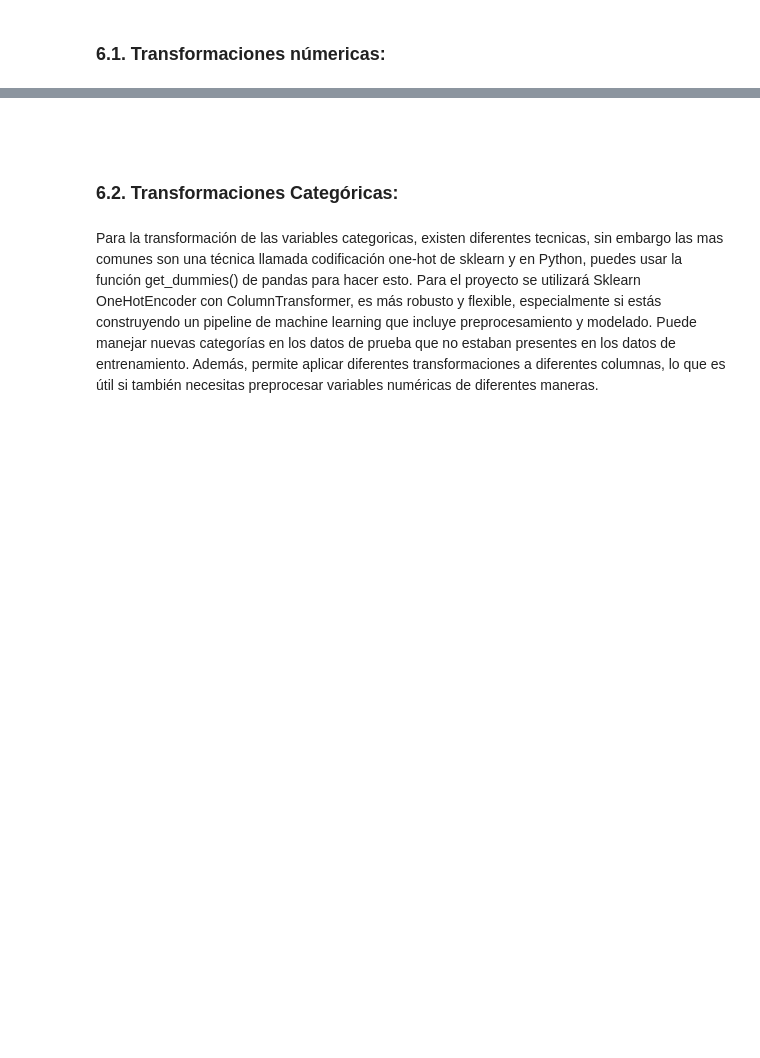
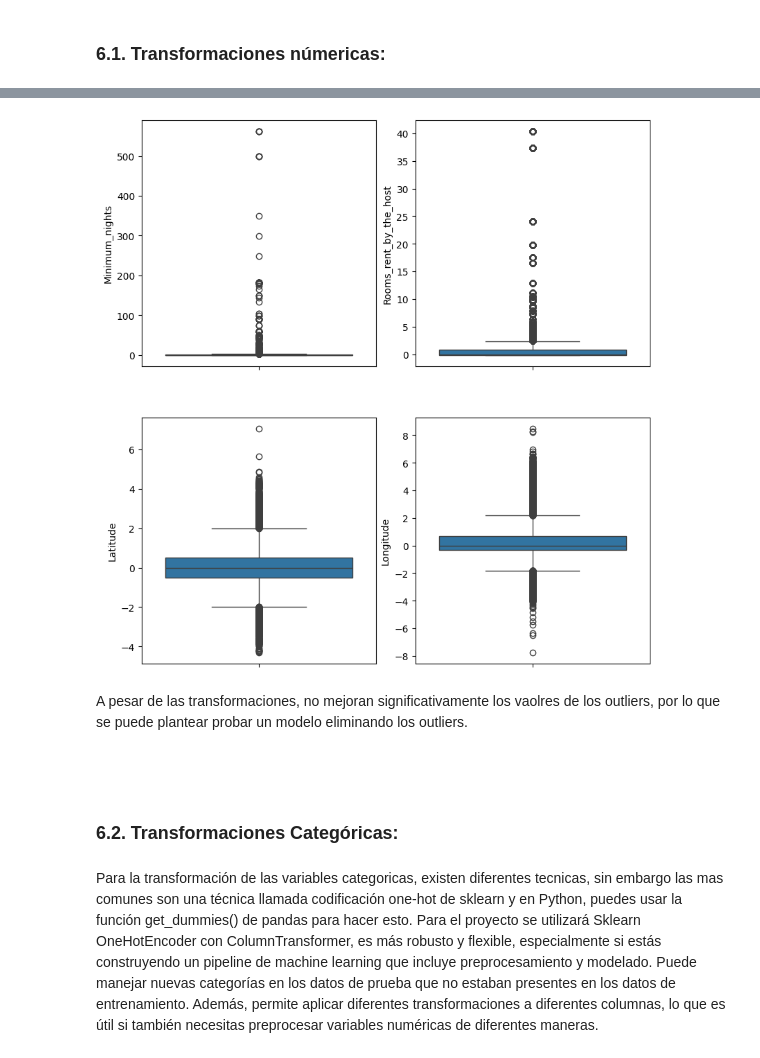
Before and after one commit to AndreaTJ/Tech-Girls-Glovo, a Jupyter notebook: notebooks/MLRegression_model_airbnb.ipynb, the cells around one changed output, grey strips where cells are left out. Drawn from its saved outputs; the diff is of its cells as text; code cells hidden in the pictures; blank space fills up the shorter version.

```diff
--- a/notebooks/MLRegression_model_airbnb.ipynb
+++ b/notebooks/MLRegression_model_airbnb.ipynb
@@ -561,3 +560,19 @@ df_airbnb_transformed.head()
+# %%
+### grafico para ver la mejora en los outliers
+
+variables = ['Minimum_nights', 'Rooms_rent_by_the_host', 'Latitude', 'Longitude']
+
+fig, axs = plt.subplots(ncols=2, nrows=2, figsize=(8, 8))
+axs = axs.flatten()
+
+for index, variable in enumerate(variables):
+    sns.boxplot(y=variable, data=df_airbnb_transformed, ax=axs[index])
+
+plt.tight_layout(pad=0.4, w_pad=0.5, h_pad=5.0)
+# %% [output]
+[figure, added]
+# %% [markdown]
+A pesar de las transformaciones, no mejoran significativamente los vaolres de los outliers, por lo que se puede plantear probar un modelo eliminando los outliers.
 # %% [markdown]
 ###
 # %% [markdown]
```
Also changed, not shown: parts of 75 cells of this notebook.
